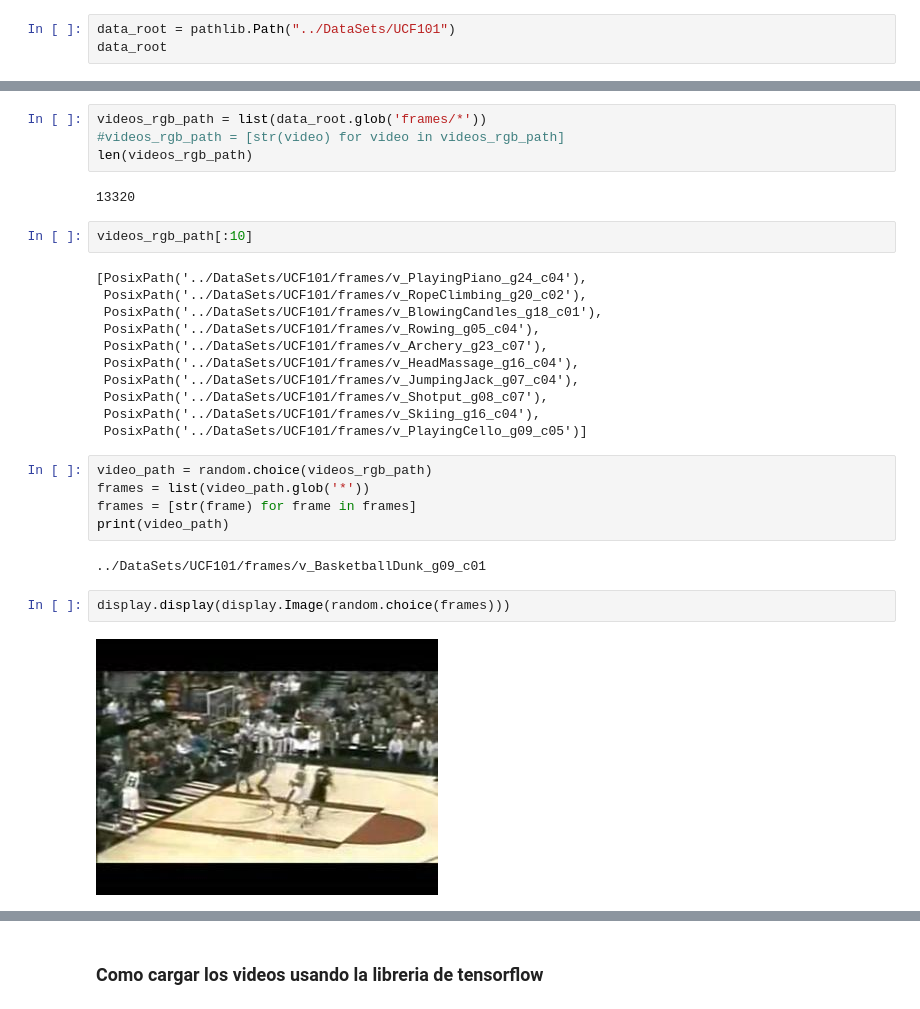
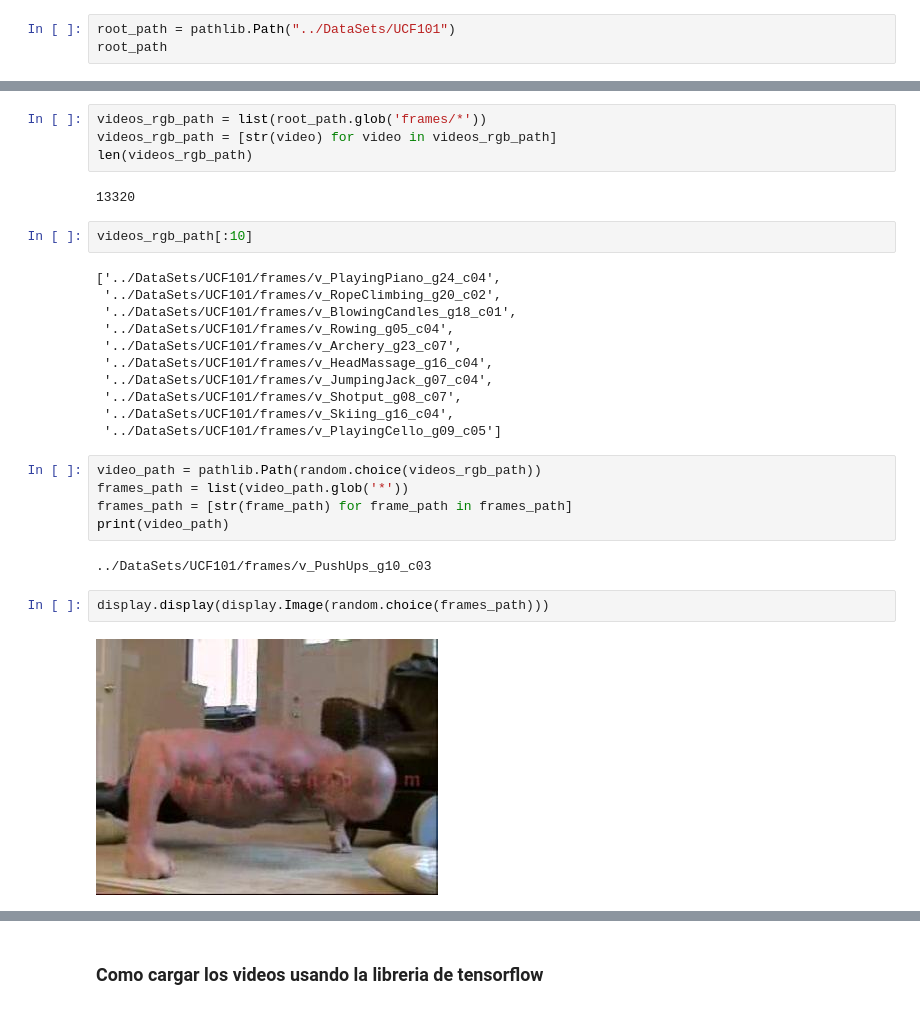
Before and after one commit to JefeLitman/Biv2LabNN, a Jupyter notebook: LTC Tensor.ipynb, the cells around one changed output, grey strips where cells are left out. Saved outputs shown, nothing was run; the diff lists cells and outputs as text.

Commit message:
DataLoader v1.3

```diff
--- a/LTC Tensor.ipynb
+++ b/LTC Tensor.ipynb
@@ -35,6 +43,6 @@ flow  frames
 # %%
-data_root = pathlib.Path("../DataSets/UCF101")
-data_root
+root_path = pathlib.Path("../DataSets/UCF101")
+root_path
 # %% [output]
 PosixPath('../DataSets/UCF101')
 # %%
@@ -44,33 +52,33 @@ for folder in data_root.iterdir():
 ../DataSets/UCF101/flow
 ../DataSets/UCF101/frames
 # %%
-videos_rgb_path = list(data_root.glob('frames/*'))
-#videos_rgb_path = [str(video) for video in videos_rgb_path]
+videos_rgb_path = list(root_path.glob('frames/*'))
+videos_rgb_path = [str(video) for video in videos_rgb_path]
 len(videos_rgb_path)
 # %% [output]
 13320
 # %%
 videos_rgb_path[:10]
 # %% [output]
-[PosixPath('../DataSets/UCF101/frames/v_PlayingPiano_g24_c04'),
- PosixPath('../DataSets/UCF101/frames/v_RopeClimbing_g20_c02'),
- PosixPath('../DataSets/UCF101/frames/v_BlowingCandles_g18_c01'),
- PosixPath('../DataSets/UCF101/frames/v_Rowing_g05_c04'),
- PosixPath('../DataSets/UCF101/frames/v_Archery_g23_c07'),
- PosixPath('../DataSets/UCF101/frames/v_HeadMassage_g16_c04'),
- PosixPath('../DataSets/UCF101/frames/v_JumpingJack_g07_c04'),
- PosixPath('../DataSets/UCF101/frames/v_Shotput_g08_c07'),
- PosixPath('../DataSets/UCF101/frames/v_Skiing_g16_c04'),
- PosixPath('../DataSets/UCF101/frames/v_PlayingCello_g09_c05')]
+['../DataSets/UCF101/frames/v_PlayingPiano_g24_c04',
+ '../DataSets/UCF101/frames/v_RopeClimbing_g20_c02',
+ '../DataSets/UCF101/frames/v_BlowingCandles_g18_c01',
+ '../DataSets/UCF101/frames/v_Rowing_g05_c04',
+ '../DataSets/UCF101/frames/v_Archery_g23_c07',
+ '../DataSets/UCF101/frames/v_HeadMassage_g16_c04',
+ '../DataSets/UCF101/frames/v_JumpingJack_g07_c04',
+ '../DataSets/UCF101/frames/v_Shotput_g08_c07',
+ '../DataSets/UCF101/frames/v_Skiing_g16_c04',
+ '../DataSets/UCF101/frames/v_PlayingCello_g09_c05']
 # %%
-video_path = random.choice(videos_rgb_path)
-frames = list(video_path.glob('*'))
-frames = [str(frame) for frame in frames]
+video_path = pathlib.Path(random.choice(videos_rgb_path))
+frames_path = list(video_path.glob('*'))
+frames_path = [str(frame_path) for frame_path in frames_path]
 print(video_path)
 # %% [output]
-../DataSets/UCF101/frames/v_BasketballDunk_g09_c01
+../DataSets/UCF101/frames/v_PushUps_g10_c03
 # %%
-display.display(display.Image(random.choice(frames)))
+display.display(display.Image(random.choice(frames_path)))
 # %% [output]
-[figure, old version]
+[figure, new version]
 # %%
```
Also changed, not shown: parts of 20 cells of this notebook, 1 other file.
